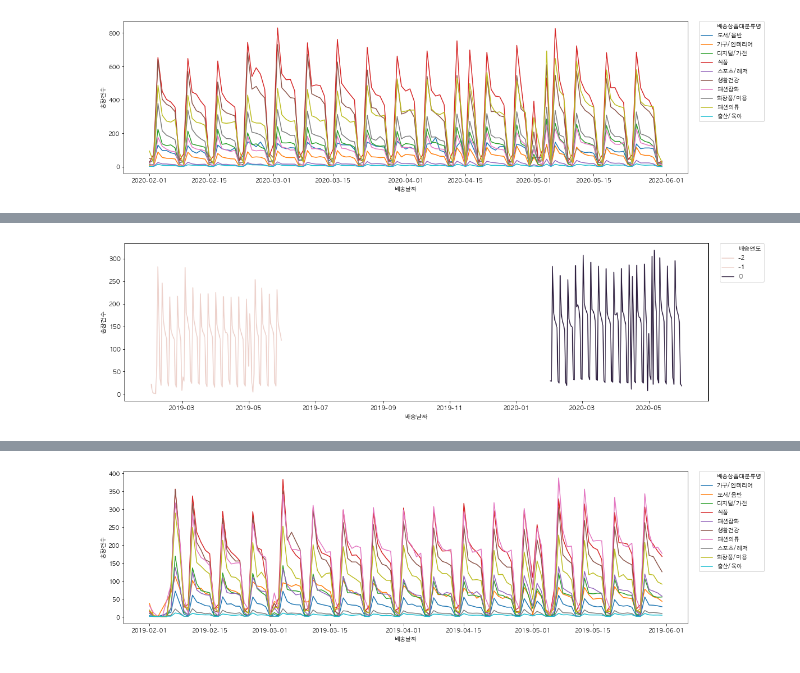
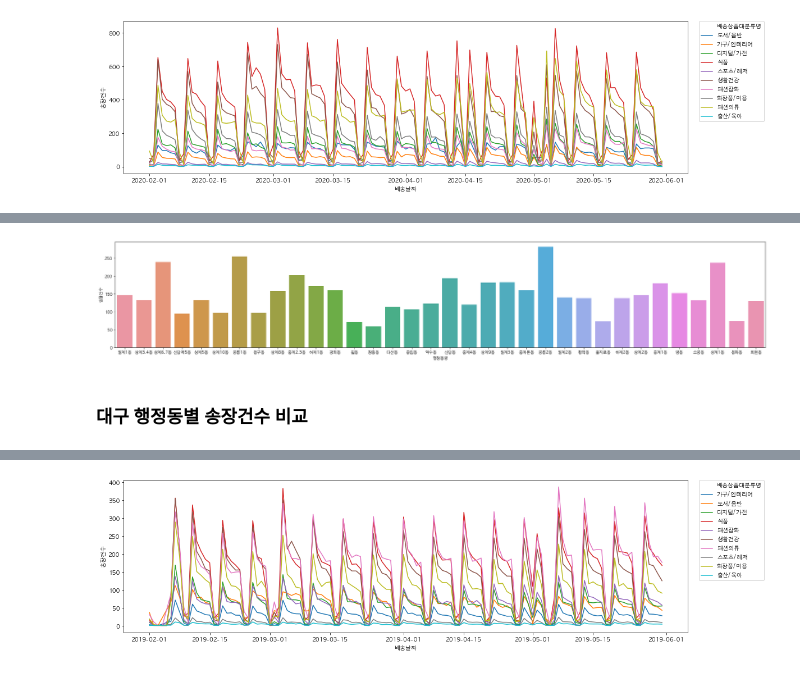
Before and after one commit to yekyung2/Python-DataAnalysis, a Jupyter notebook: shipping_data.ipynb, the cells around one changed output, grey strips where cells are left out. Drawn from its saved outputs; the diff is of its cells as text; code cells hidden in the pictures.

```diff
--- a/shipping_data.ipynb
+++ b/shipping_data.ipynb
@@ -785,7 +882,9 @@ plt.show()
 # %%
 plt.figure(figsize=(18,5))
-sns.lineplot(x='배송날짜', y='송장건수', data=df_seoul, hue='배송연도', ci=None)
-plt.legend(bbox_to_anchor=(1.02,1), loc=2, borderaxespad=0.)
+sns.barplot(x='행정동명', y='송장건수', data=df_seoul20, ci=None)
+# plt.legend(bbox_to_anchor=(1.02,1), loc=2, borderaxespad=0.)
 plt.show()
 # %% [output]
-[figure, old version]
+[figure, new version]
+# %% [markdown]
+### 대구 행정동별 송장건수 비교
```
Also changed, not shown: parts of 23 cells of this notebook.
